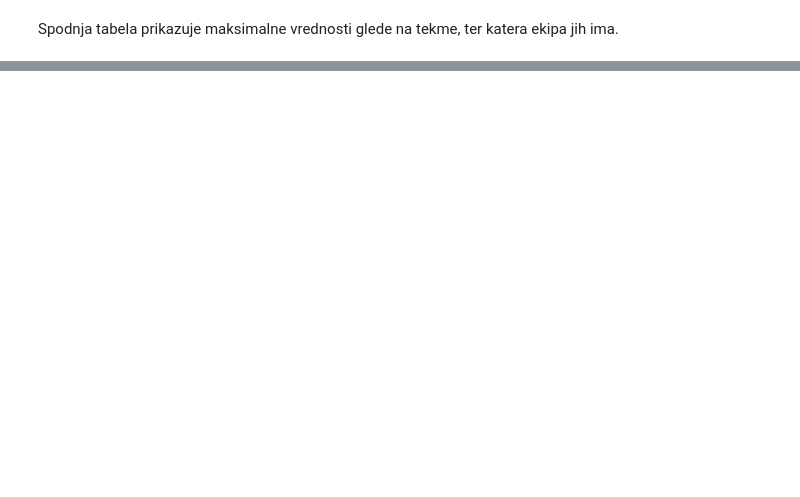
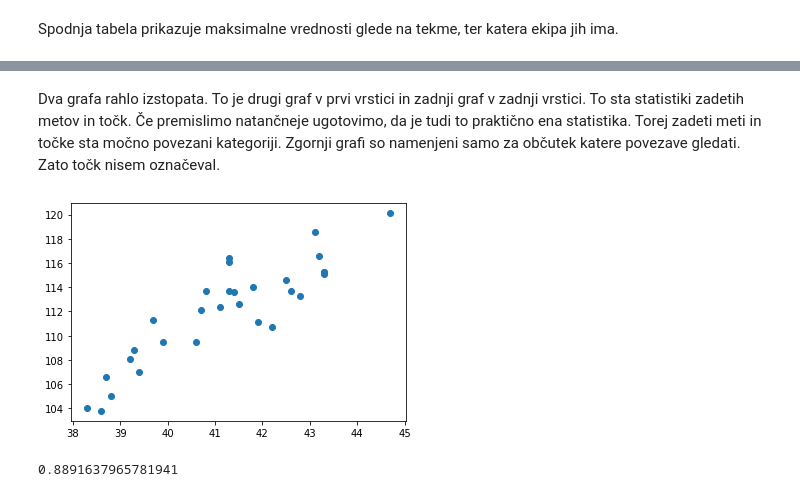
Before and after one commit to tinmarkon/Analiza-lige-NBA, a Jupyter notebook: Prikaz_podatkov.ipynb, the cells around one changed output, grey strips where cells are left out. Cells and saved outputs as stored; diff of their text form; code cells hidden in the pictures; blank space fills up the shorter version.

Commit message:
Dodane novi grafi

```diff
--- a/Prikaz_podatkov.ipynb
+++ b/Prikaz_podatkov.ipynb
@@ -124,0 +227,15 @@ max_teams.rename(columns={0: 'max_id', 1: 'max_value'})
+# %% [markdown]
+Dva grafa rahlo izstopata. To je drugi graf v prvi vrstici in zadnji graf v zadnji vrstici. To sta statistiki zadetih metov in točk. Če premislimo natančneje ugotovimo, da je tudi to praktično ena statistika. Torej zadeti meti in točke sta močno povezani kategoriji. Zgornji grafi so namenjeni samo za občutek katere povezave gledati. Zato točk nisem označeval.
+# %%
+x = teams['fg']
+y = teams['pts']
+
+plt.scatter(x, y)
+plt.show()
+# %% [output]
+[figure, added]
+# %%
+pts_fg_corr = teams['fg'].corr(teams['pts'])
+pts_fg_corr
+# %% [output]
+0.8891637965781941
```
Also changed, not shown: parts of 35 cells of this notebook.
